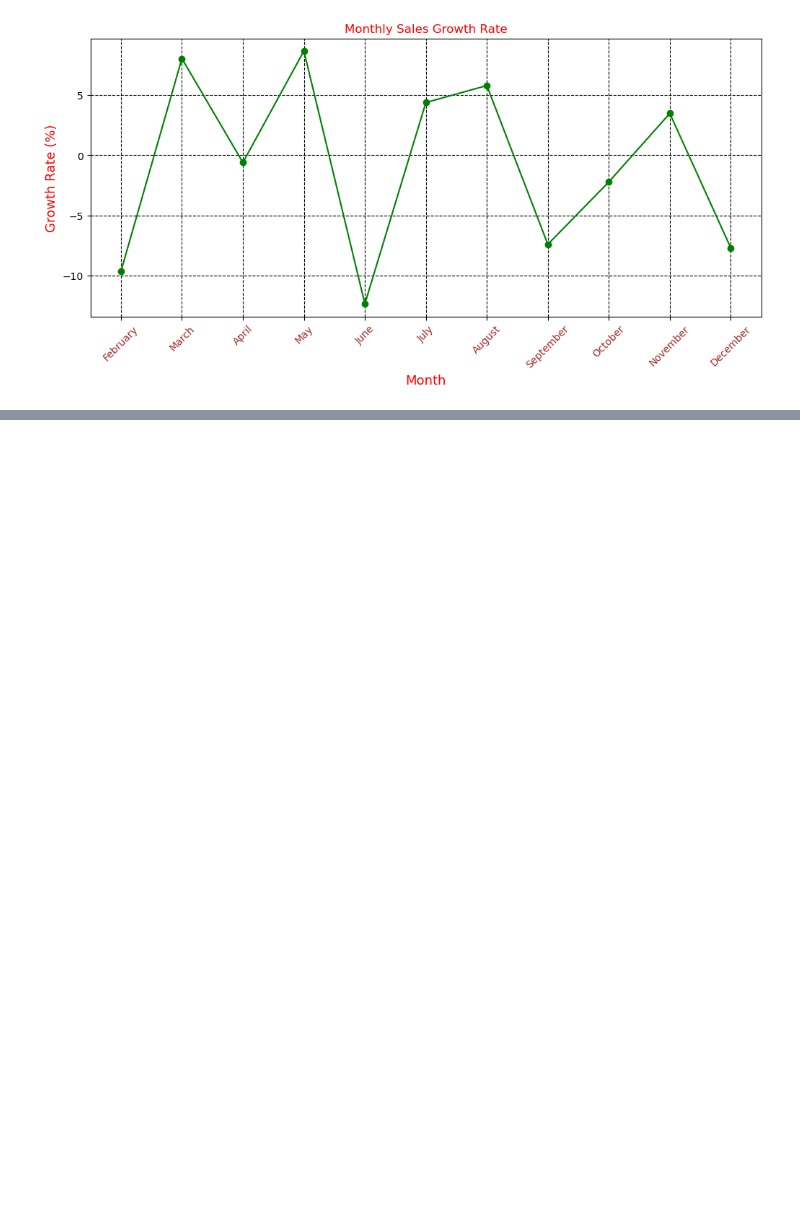
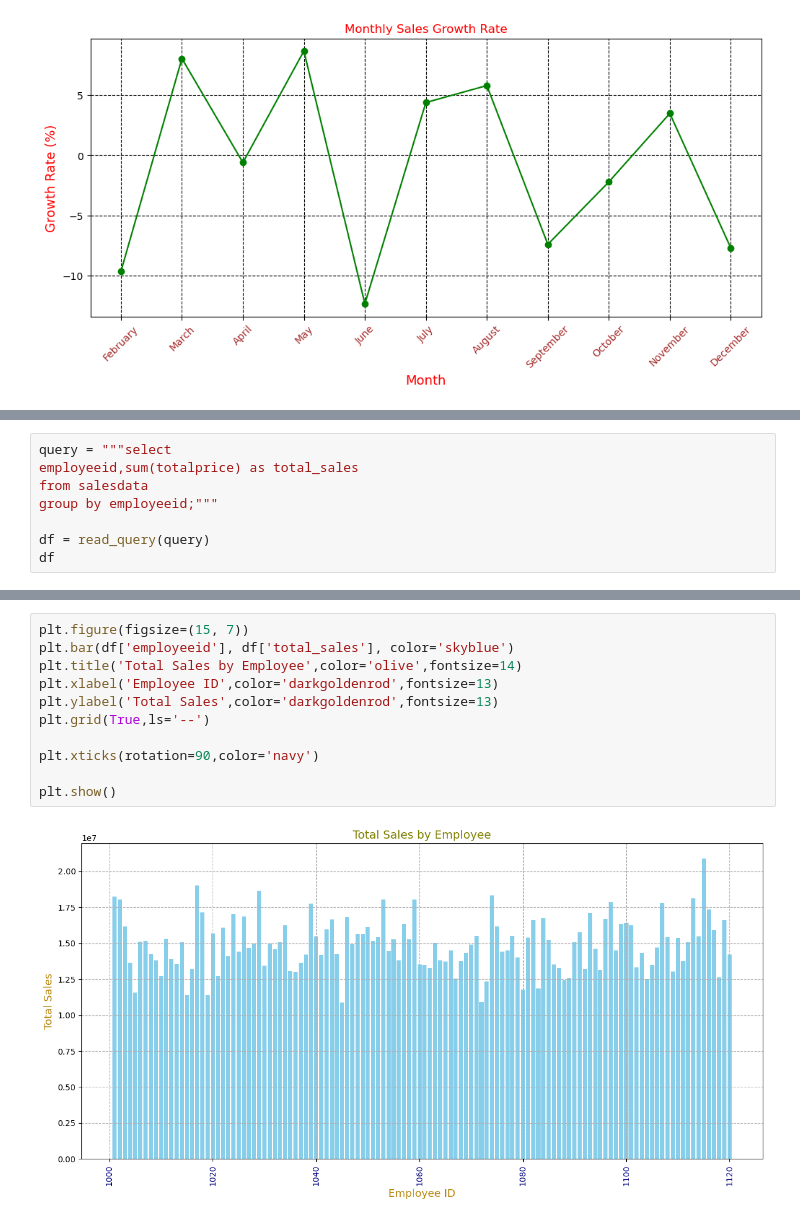
Before and after one commit to Yaashwant99/Ecommerce_analysis, a Jupyter notebook: swiftmarket.ipynb, the cells around one changed output, grey strips where cells are left out. Saved outputs shown, nothing was run; the diff lists cells and outputs as text; blank space fills up the shorter version.

```diff
--- a/swiftmarket.ipynb
+++ b/swiftmarket.ipynb
@@ -313,0 +357,8 @@ plt.show()
+# %%
+query = """select
+employeeid,sum(totalprice) as total_sales
+from salesdata
+group by employeeid;"""
+
+df = read_query(query)
+df
@@ -313,0 +379,13 @@ plt.show()
+# %%
+plt.figure(figsize=(15, 7))
+plt.bar(df['employeeid'], df['total_sales'], color='skyblue')
+plt.title('Total Sales by Employee',color='olive',fontsize=14)
+plt.xlabel('Employee ID',color='darkgoldenrod',fontsize=13)
+plt.ylabel('Total Sales',color='darkgoldenrod',fontsize=13)
+plt.grid(True,ls='--')
+
+plt.xticks(rotation=90,color='navy')
+
+plt.show()
+# %% [output]
+[figure, added]
```
Also changed, not shown: parts of 31 cells of this notebook.
